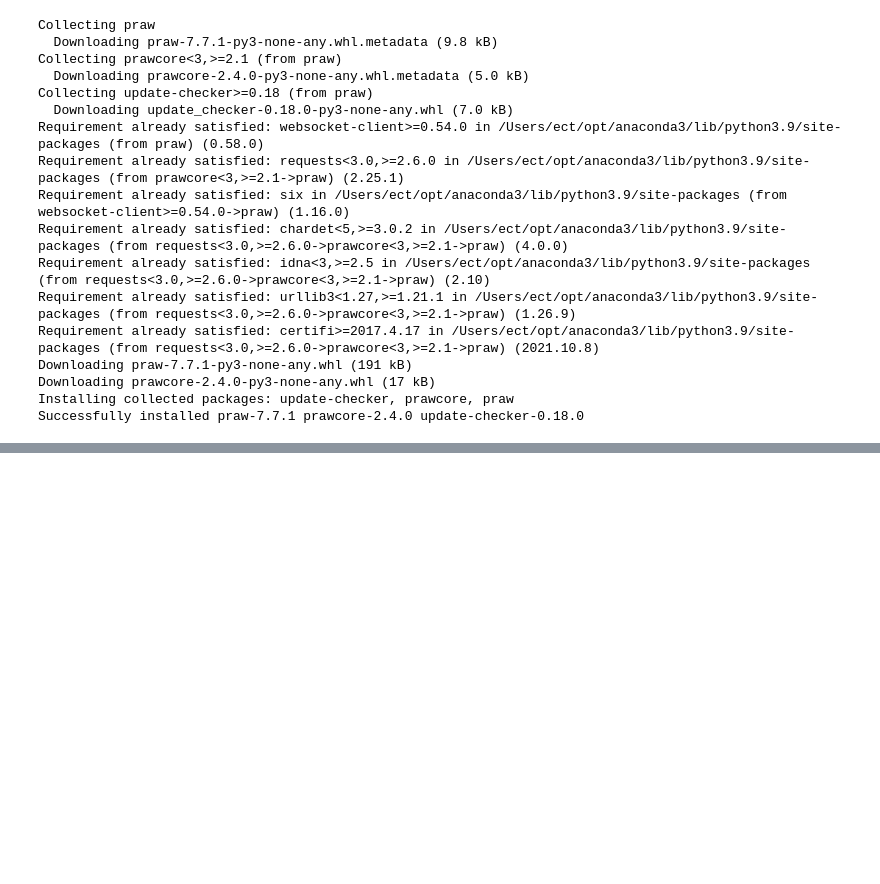
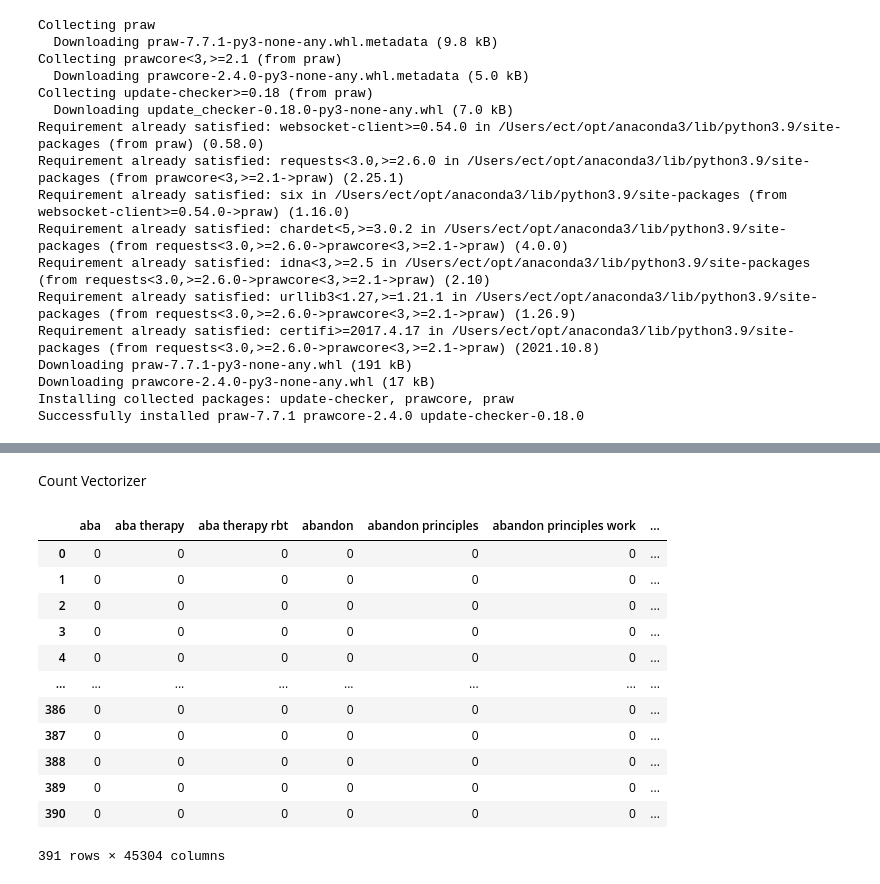
Before and after one commit to ecthompsoncodes/Text-Analysis, a Jupyter notebook: text_analysis_2.ipynb, the cells around one changed output, grey strips where cells are left out. Saved outputs shown, nothing was run; the diff lists cells and outputs as text; code cells hidden in the pictures; blank space fills up the shorter version.

Commit message:
Starting text analysis

```diff
--- a/text_analysis_2.ipynb
+++ b/text_analysis_2.ipynb
@@ -30,0 +66,15 @@ Successfully installed praw-7.7.1 prawcore-2.4.0 update-checker-0.18.0
+# %%
+# clean df
+
+def clean_text(txt):
+    txt = re.sub(r"\(.+\)", "", txt) # remove link urls
+    txt = re.sub(r"[^ A-Za-z]", "", txt) # special chars
+    txt = re.sub(r"\n", " ", txt) # line breaks to spaces
+    txt = re.sub(r"  ", " ", txt) # remove extra spaces
+    txt = txt.lower() # all words to lowercase
+    return txt
+# %%
+# apply cleaning function to text
+content = list(no_na_df.content)
+cleaned_content = [clean_text(txt) for txt in content]
+cleaned_content
@@ -30,0 +99,21 @@ Successfully installed praw-7.7.1 prawcore-2.4.0 update-checker-0.18.0
+# %% [markdown]
+Count Vectorizer
+# %%
+count_vec = CountVectorizer(ngram_range=(1,3), stop_words = 'english')
+cv_data = count_vec.fit_transform(cleaned_content) # vectorizes text from all posts
+cv_df = pd.DataFrame(cv_data.toarray(), columns = count_vec.get_feature_names_out()) # create df from data
+cv_df
+# %% [output]
+|  | aba | aba therapy | aba therapy rbt | abandon | abandon principles | abandon principles work | ... |
+| 0 | 0 | 0 | 0 | 0 | 0 | 0 | ... |
+| 1 | 0 | 0 | 0 | 0 | 0 | 0 | ... |
+| 2 | 0 | 0 | 0 | 0 | 0 | 0 | ... |
+| 3 | 0 | 0 | 0 | 0 | 0 | 0 | ... |
+| 4 | 0 | 0 | 0 | 0 | 0 | 0 | ... |
+| ... | ... | ... | ... | ... | ... | ... | ... |
+| 386 | 0 | 0 | 0 | 0 | 0 | 0 | ... |
+| 387 | 0 | 0 | 0 | 0 | 0 | 0 | ... |
+| 388 | 0 | 0 | 0 | 0 | 0 | 0 | ... |
+| 389 | 0 | 0 | 0 | 0 | 0 | 0 | ... |
+| 390 | 0 | 0 | 0 | 0 | 0 | 0 | ... |
+391 rows × 45304 columns
```
Also changed, not shown: parts of 5 cells of this notebook, 3 other files.
